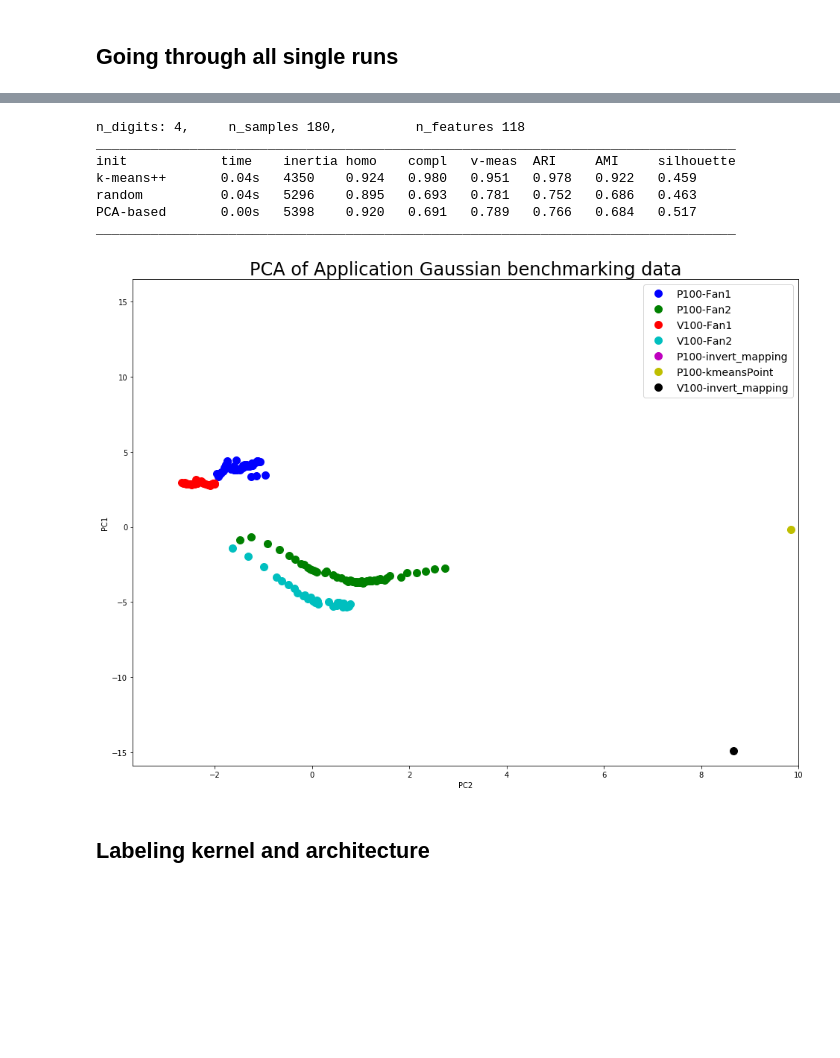
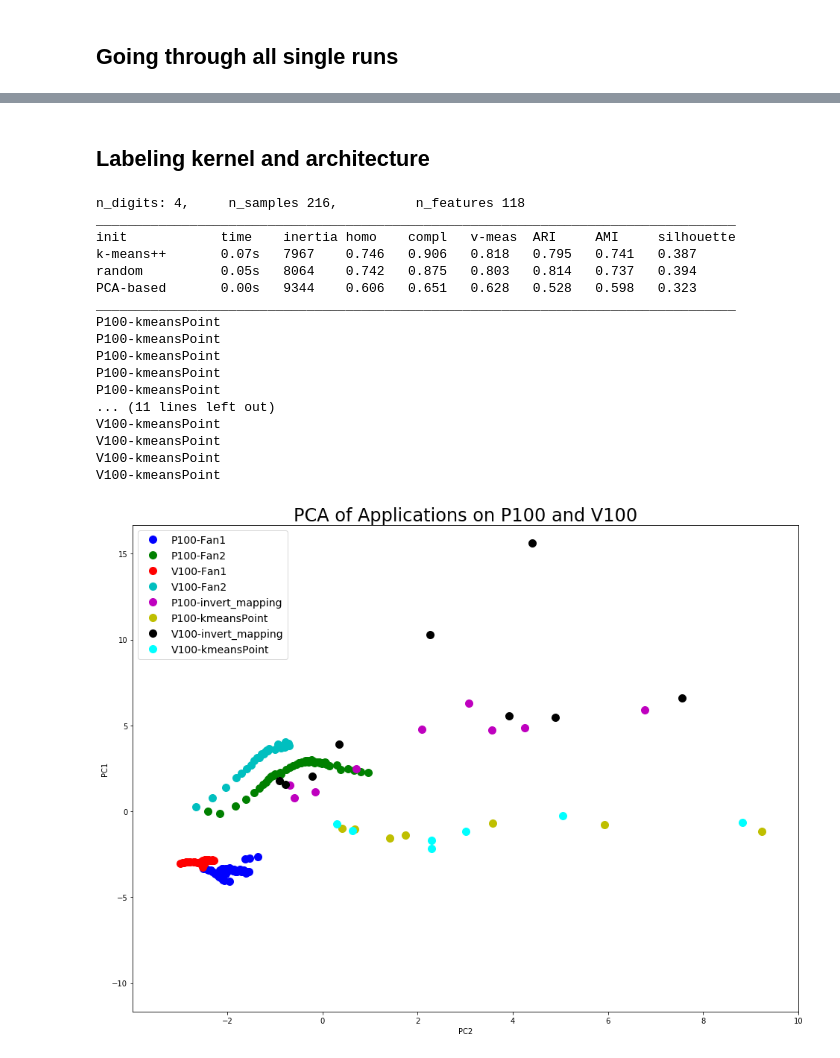
Before and after one commit to YulianaGomez/power, a Jupyter notebook: nvidia_gpus/all_apps/ArchitectureVP_PCA.ipynb, the cells around one changed output, grey strips where cells are left out. Saved outputs shown, nothing was run; the diff lists cells and outputs as text; code cells hidden in the pictures; blank space fills up the shorter version.

Commit message:
architecture application comparison

```diff
--- a/nvidia_gpus/all_apps/ArchitectureVP_PCA.ipynb
+++ b/nvidia_gpus/all_apps/ArchitectureVP_PCA.ipynb
@@ -13,7 +13,7 @@ if True:
 
 metric_targets = []
 all_sig_metrics = []
-bench_targets = [ "gaussianP" , "gaussianV", "gemm", "stream", "kmeans_cudaV", "kmeans_cudaP" ]
+#bench_targets = [ "gaussianP" , "gaussianV", "gemm", "stream", "kmeans_cudaV", "kmeans_cudaP" ]
 #for filen_ in glob.glob("/home/yzamora/power/nvidia_gpus/all_apps/mixed_results/*.csv"):
 #for filen_ in glob.glob("/home/yzamora/power/nvidia_gpus/all_apps/gaussian_results/*.csv"):
 for filen_ in glob.glob("/gpfs/jlse-fs0/users/yzamora/v100_testing/v100_p100_results/*.csv"):
@@ -22,6 +22,14 @@ for filen_ in glob.glob("/gpfs/jlse-fs0/users/yzamora/v100_testing/v100_p100_res
     filen_split = filen.split('.')[0].split('_')
     bench_name = filen_split[0]
     size = filen_split[1]
+
+    #Run if applications contain kmeans in name
+    if False:
+        if 'kmeans' in filen_split[0]:
+            size = (filen.split('.')[0].split('N')[1])
+        else:
+            size = filen_split[1].split('N')[1]
+
     #metric_name = filen_split[1]
     #print(filen_split[0][-1]) #gives you p or v
     #size_str = filen_split[1].split('N')[1]
@@ -141,11 +146,16 @@ kmeans_cudaP_N3000000.csv
 #target_kernels = ['Fan2p', 'Fan1p','Fan2v', 'Fan1v']
 #print(target_kernels)
 for key,value in combined_data_.items():
-    if 'P' in key:
+
+    if 'PN' in key:
+        #if True: #key[0] == "k":
+        #    print(key+"---"+"P100")
         combined_data_[key]['Architecture'] = 'P100'
     else:
+        #if True: #key[0] == "k":
+        #    print(key+"---"+"V100")
         combined_data_[key]['Architecture'] = 'V100'
 #print(combined_data_['gaussianPN256_Fan2']['Architecture'])
-print(combined_data_.keys())
+#print(combined_data_.keys())
 
 #print(combined_data_.keyus())
@@ -200,3 +208,8 @@ for name, color in colors.items():
     else:
         all_colors.append(name)
 #print(all_colors)
+# %%
+km_bool = df['kernelname'] == 'kmeansPoint'
+v100_bool = df['Architecture'] == 'V100'
+
+df[ km_bool & v100_bool ]
@@ -203,3 +229,5 @@ for name, color in colors.items():
+# %% [markdown]
+## Labeling kernel and architecture
 # %%
 # print(__doc__)
 ####!!!! NEED TO DEBUG - can't convert string to flaot P100 !!!!!######
@@ -221,10 +249,10 @@ archi = df['Architecture'].tolist()
 #when making tag, take concatenation of architecture
 #v100_bool = [ av=="V100" for av in archi ]
 #p100_bool = [ av=="P100" for av in archi ]
-
 #print(n_samples, n_features)
 df2 = df.drop(columns=['Architecture'])
 df2 = df2.drop(columns=['kernelname'])
+#print(df2.keys)
 #print(df2)
 df2_values = df2.values
 #data = scale(df2_values)
@@ -332,6 +360,8 @@ if True:
     plot_dict = {}
     for i in range(len(labels)):
         tag = archi[i] + "-" + labels[i]
+        if labels[i] == "kmeansPoint":
+            print(tag)
         #tag = "P100-"
         """if v100_bool[i]:
             tag = "V100-"
@@ -345,7 +375,7 @@ if True:
             plot_dict[ tag ].append( [reduced_data[i, 0]] )
             plot_dict[ tag ].append( [reduced_data[i, 1]] )
             #'bo', 'go', 'ro', 'co', 'mo', 'yo', 'ko', 'wo',
-    clr = ['b', 'g', 'r', 'c', 'm', 'y', 'k', 'w','aliceblue', 'antiquewhite', 'aqua', 'aquamarine', 'azure', 'beige',
+    clr = ['b', 'g', 'r', 'c', 'm', 'y', 'k', 'aqua', 'aquamarine', 'azure', 'beige',
            'bisque', 'black', 'blanchedalmond', 'blue', 'blueviolet', 'brown', 'burlywood', 'cadetblue', 'chartreuse', 'chocolate'
            , 'coral', 'cornflowerblue', 'cornsilk', 'crimson', 'cyan', 'darkblue', 'darkcyan', 'darkgoldenrod', 'darkgray',
            'darkgreen', 'darkgrey', 'darkkhaki', 'darkmagenta', 'darkolivegreen', 'darkorange', 'darkorchid', 'darkred',
@@ -359,42 +389,50 @@ if True:
 
     #print(plot_dict)
 
     #clr = [ 'bo', 'ko', 'go', 'co', 'yo', 'ro', 'bx', 'kx', 'gx', 'cx', 'yx', 'rx']
     cind=0
     for k,v in plot_dict.items():
         plt.plot(v[0], v[1], color = clr[cind], label=k,  markersize=10, marker ='o', linestyle = 'None' )
         cind+=1
 
     """
     # Plot the centroids as a white X
     centroids = kmeans.cluster_centers_
     plt.scatter(centroids[:, 0], centroids[:, 1],
                 marker='x', s=169, linewidths=3,
                 color='w', zorder=10)"""
     #plt.title('K-means clustering Application benchmarking data (PCA-reduced data)\n'
               #'Centroids are marked with white cross')
-    plt.title("PCA of Application Gaussian benchmarking data",fontsize=24 )
+    plt.title("PCA of Applications on P100 and V100",fontsize=24 )
     plt.xlim(x_min, 10)
     plt.ylim(y_min, y_max)
     plt.ylabel("PC1")
     plt.xlabel("PC2")
     #plt.xticks(())
     #plt.yticks(())
 
     plt.legend(loc='best',prop={'size':14})
-    plt.savefig("PCA")
+    plt.savefig("PCA_v100_p100.png")
     plt.show()
 # %% [output]
-n_digits: 4,     n_samples 180,          n_features 118
+n_digits: 4,     n_samples 216,          n_features 118
 __________________________________________________________________________________
 init            time    inertia homo    compl   v-meas  ARI     AMI     silhouette
-k-means++       0.04s   4350    0.924   0.980   0.951   0.978   0.922   0.459
-random          0.04s   5296    0.895   0.693   0.781   0.752   0.686   0.463
-PCA-based       0.00s   5398    0.920   0.691   0.789   0.766   0.684   0.517
+k-means++       0.07s   7967    0.746   0.906   0.818   0.795   0.741   0.387
+random          0.05s   8064    0.742   0.875   0.803   0.814   0.737   0.394
+PCA-based       0.00s   9344    0.606   0.651   0.628   0.528   0.598   0.323
 __________________________________________________________________________________
+P100-kmeansPoint
+P100-kmeansPoint
+P100-kmeansPoint
+P100-kmeansPoint
+P100-kmeansPoint
+... (11 lines left out)
+V100-kmeansPoint
+V100-kmeansPoint
+V100-kmeansPoint
+V100-kmeansPoint
-[figure, old version]
+[figure, new version]
 # %%
 # Projecting the 118 dimensional space to a 2-d space where the data points belong to the targets.
 #principal components of the features
-# %% [markdown]
-## Labeling kernel and architecture
```
Also changed, not shown: parts of 4 cells of this notebook.
